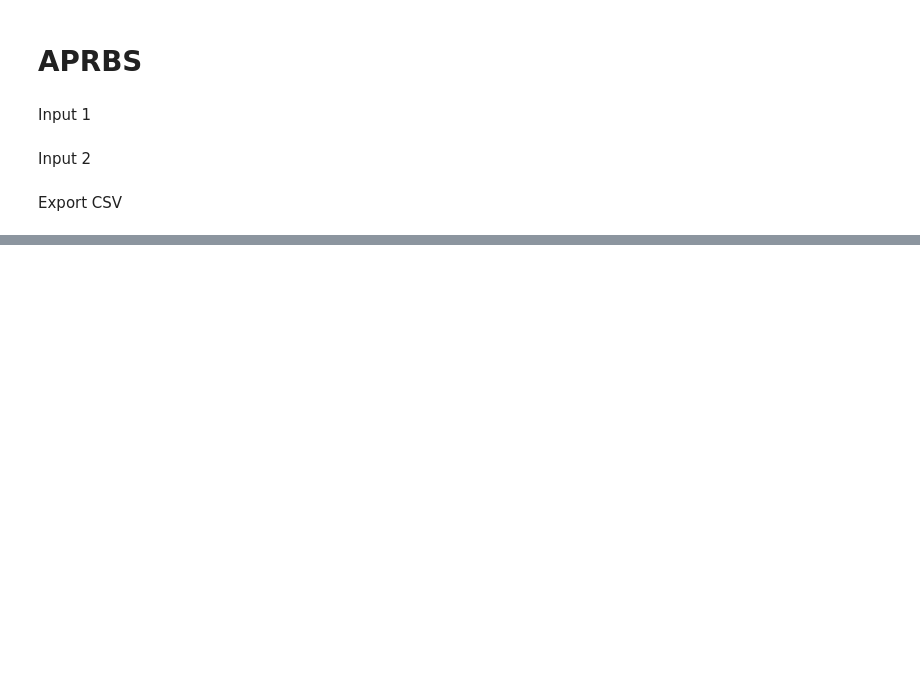
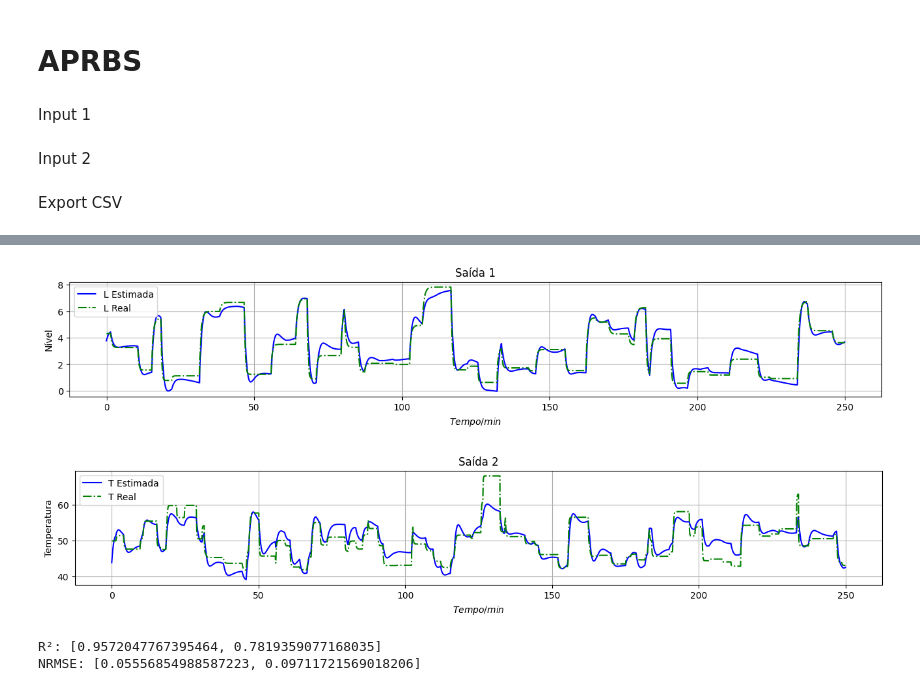
Before and after one commit to ChristianAllan/Echo-State-Network, a Jupyter notebook: ESN_Learning/Jecketed_Tank/ESN_JackTank.ipynb, the cells around one changed output, grey strips where cells are left out. Saved outputs shown, nothing was run; the diff lists cells and outputs as text; code cells hidden in the pictures; blank space fills up the shorter version.

```diff
--- a/ESN_Learning/Jecketed_Tank/ESN_JackTank.ipynb
+++ b/ESN_Learning/Jecketed_Tank/ESN_JackTank.ipynb
@@ -78,0 +255,43 @@ Entradas.to_csv("Input_JT_BCS.csv", index=False)
+# %%
+Y_pred = BCS_model.run(X_test)
+
+Y_pred = scaler_out.inverse_transform(Y_pred)
+Y_test = scaler_out.inverse_transform(Y_test)
+t_ = np.arange(0, t_final/2, dt)
+
+plt.figure(figsize=(16,5))
+plt.subplot(2, 1, 1)
+plt.title("Saída 1")
+plt.xlabel("$Tempo/min$")
+plt.ylabel("Nível")
+plt.plot(t_, Y_pred[:,0], label="L Estimada", color="blue", linestyle="-")
+plt.plot(t_, Y_test[:,0], label="L Real", color="g", linestyle="-.")
+plt.grid()
+plt.legend()
+plt.show()
+
+plt.figure(figsize=(16,5))
+plt.subplot(2, 1, 2)
+plt.title("Saída 2")
+plt.xlabel("$Tempo/min$")
+plt.ylabel("Temperatura")
+plt.plot(t_, Y_pred[:,1], label="T Estimada", color="blue", linestyle="-")
+plt.plot(t_, Y_test[:,1], label="T Real", color="g", linestyle="-.")
+plt.grid()
+plt.legend()
+plt.show()
+
+R2_1 = r2_score(Y_test[:,0], Y_pred[:,0])
+R2_2 = r2_score(Y_test[:,1], Y_pred[:,1])
+R2  = [R2_1, R2_2]
+print(f"R²: {R2}")
+
+rmse_1 = NRMSE(Y_test[:,0], Y_pred[:,0])
+rmse_2 = NRMSE(Y_test[:,1], Y_pred[:,1])
+nrmse = [float(rmse_1), float(rmse_2)]
+print(f"NRMSE: {nrmse}")
+# %% [output]
+[figure, added]
+[figure, added]
+R²: [0.9572047767395464, 0.7819359077168035]
+NRMSE: [0.05556854988587223, 0.09711721569018206]
```
Also changed, not shown: parts of 14 cells of this notebook, 5 other files.
